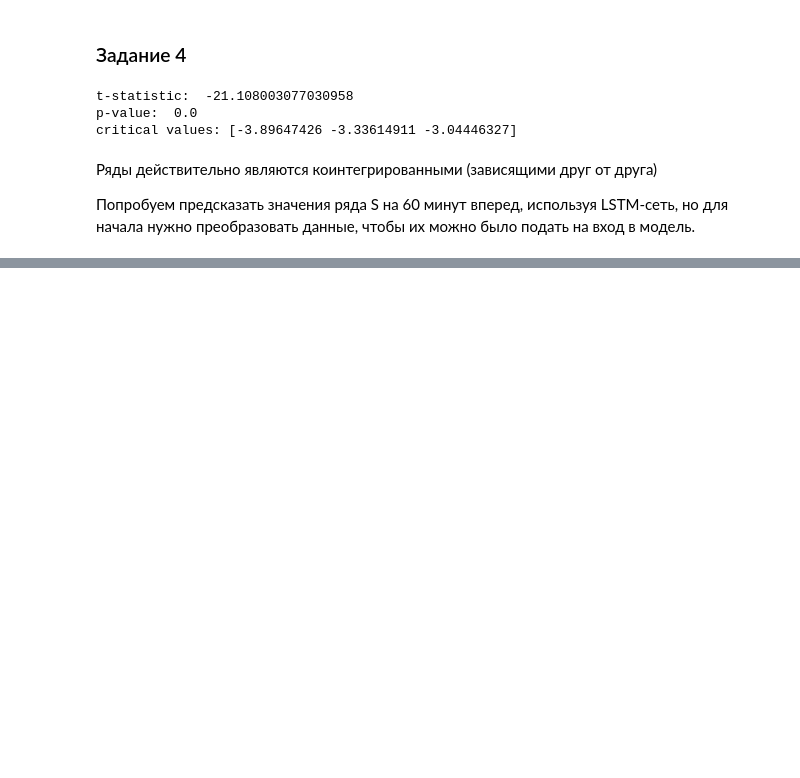
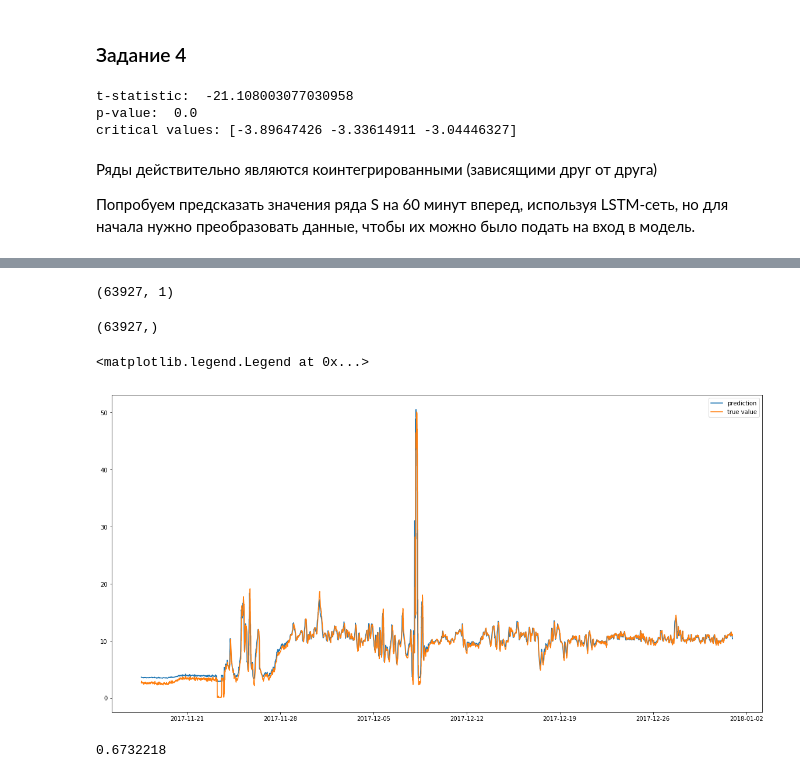
Before and after one commit to le-zenith/gazpromneft, a Jupyter notebook: task.ipynb, the cells around one changed output, grey strips where cells are left out. Drawn from its saved outputs; the diff is of its cells as text; code cells hidden in the pictures; blank space fills up the shorter version.

```diff
--- a/task.ipynb
+++ b/task.ipynb
@@ -563,0 +637,2 @@ scaled = scaler.fit_transform(S.values.reshape(-1, 1))
+# %%
+yhat = model.predict(testX)
@@ -563,0 +643,26 @@ scaled = scaler.fit_transform(S.values.reshape(-1, 1))
+# %%
+y_pred = scaler.inverse_transform(yhat)
+# %%
+y_pred.shape
+# %% [output]
+(63927, 1)
+# %%
+y_test = S.iloc[train_size:len(scaled_series)]
+# %%
+y_test.shape
+# %% [output]
+(63927,)
+# %%
+y_pred = pd.DataFrame(y_pred, index=y_test.index)
+# %%
+plt.figure(figsize = (20, 10))
+plt.plot(y_pred, label = 'prediction')
+plt.plot(y_test, label = 'true value')
+plt.legend()
+# %% [output]
+<matplotlib.legend.Legend at 0x...>
+[figure, added]
+# %%
+metrics.mean_absolute_error(y_pred, y_test)
+# %% [output]
+0.6732218
```
Also changed, not shown: parts of 13 cells of this notebook.
